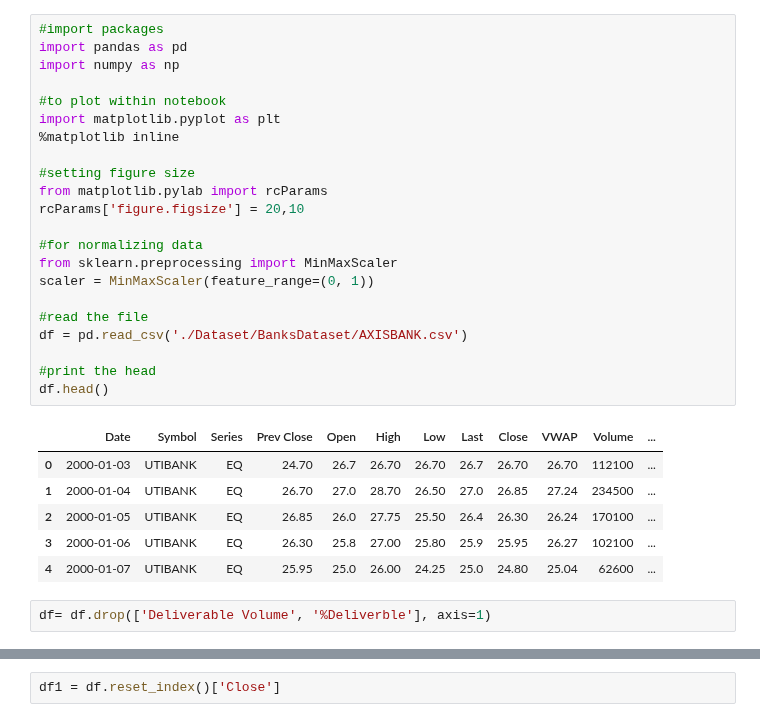
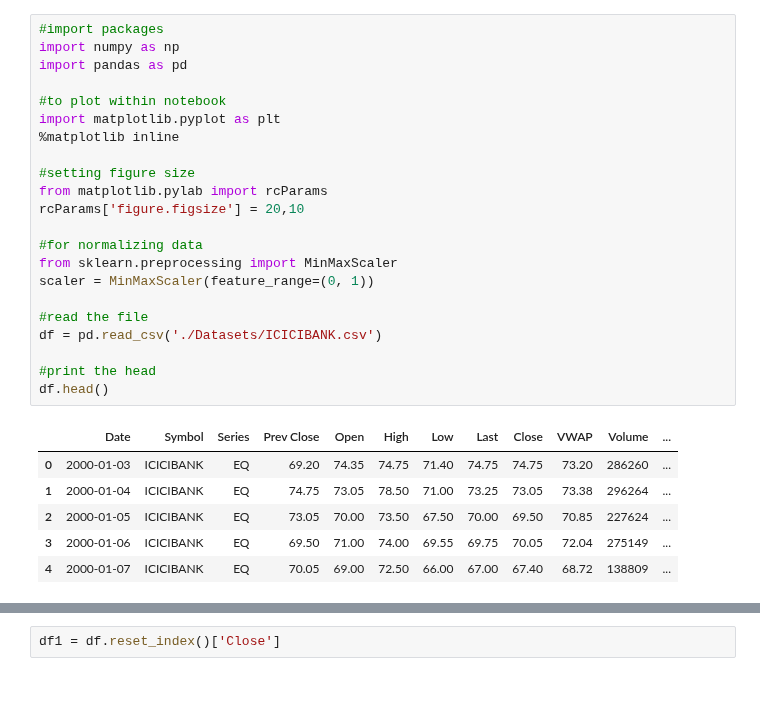
Before and after one commit to taniya25/Stock-Market-Price-Prediction, a Jupyter notebook: stockpredict.ipynb, the cells around one changed output, grey strips where cells are left out. Saved outputs shown, nothing was run; the diff lists cells and outputs as text; blank space fills up the shorter version.

```diff
--- a/stockpredict.ipynb
+++ b/stockpredict.ipynb
@@ -1,31 +1,29 @@
 # %%
 #import packages
+import numpy as np
 import pandas as pd
-import numpy as np
 
 #to plot within notebook
 import matplotlib.pyplot as plt
 %matplotlib inline
 
 #setting figure size
 from matplotlib.pylab import rcParams
 rcParams['figure.figsize'] = 20,10
 
 #for normalizing data
 from sklearn.preprocessing import MinMaxScaler
 scaler = MinMaxScaler(feature_range=(0, 1))
 
 #read the file
-df = pd.read_csv('./Dataset/BanksDataset/AXISBANK.csv')
+df = pd.read_csv('./Datasets/ICICIBANK.csv')
 
 #print the head
 df.head()
 # %% [output]
 |  | Date | Symbol | Series | Prev Close | Open | High | Low | Last | Close | VWAP | Volume | ... |
-| 0 | 2000-01-03 | UTIBANK | EQ | 24.70 | 26.7 | 26.70 | 26.70 | 26.7 | 26.70 | 26.70 | 112100 | ... |
-| 1 | 2000-01-04 | UTIBANK | EQ | 26.70 | 27.0 | 28.70 | 26.50 | 27.0 | 26.85 | 27.24 | 234500 | ... |
-| 2 | 2000-01-05 | UTIBANK | EQ | 26.85 | 26.0 | 27.75 | 25.50 | 26.4 | 26.30 | 26.24 | 170100 | ... |
-| 3 | 2000-01-06 | UTIBANK | EQ | 26.30 | 25.8 | 27.00 | 25.80 | 25.9 | 25.95 | 26.27 | 102100 | ... |
-| 4 | 2000-01-07 | UTIBANK | EQ | 25.95 | 25.0 | 26.00 | 24.25 | 25.0 | 24.80 | 25.04 | 62600 | ... |
+| 0 | 2000-01-03 | ICICIBANK | EQ | 69.20 | 74.35 | 74.75 | 71.40 | 74.75 | 74.75 | 73.20 | 286260 | ... |
+| 1 | 2000-01-04 | ICICIBANK | EQ | 74.75 | 73.05 | 78.50 | 71.00 | 73.25 | 73.05 | 73.38 | 296264 | ... |
+| 2 | 2000-01-05 | ICICIBANK | EQ | 73.05 | 70.00 | 73.50 | 67.50 | 70.00 | 69.50 | 70.85 | 227624 | ... |
+| 3 | 2000-01-06 | ICICIBANK | EQ | 69.50 | 71.00 | 74.00 | 69.55 | 69.75 | 70.05 | 72.04 | 275149 | ... |
+| 4 | 2000-01-07 | ICICIBANK | EQ | 70.05 | 69.00 | 72.50 | 66.00 | 67.00 | 67.40 | 68.72 | 138809 | ... |
-# %%
-df= df.drop(['Deliverable Volume', '%Deliverble'], axis=1)
```
Also changed, not shown: parts of 15 cells of this notebook.
